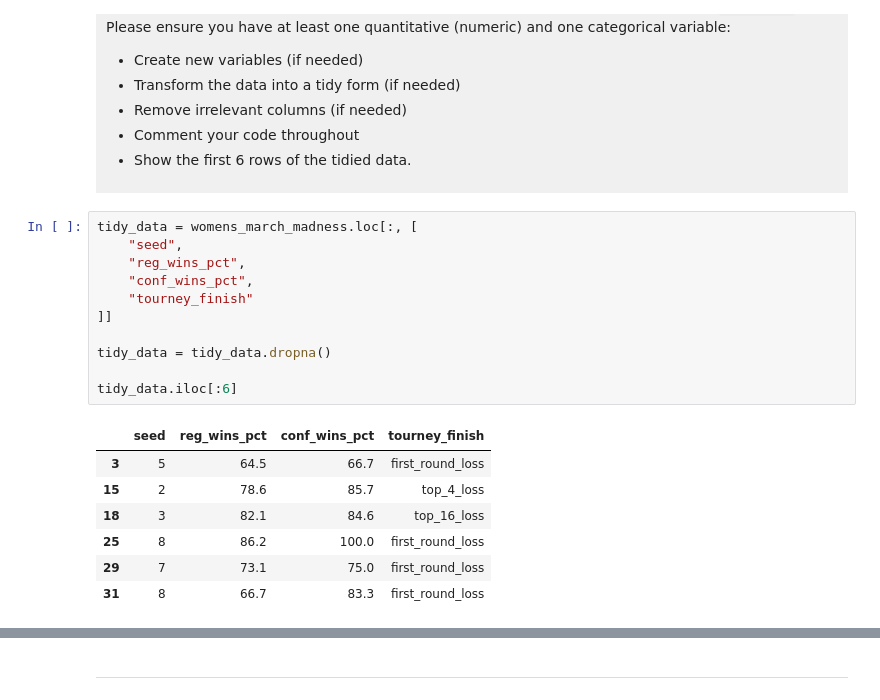
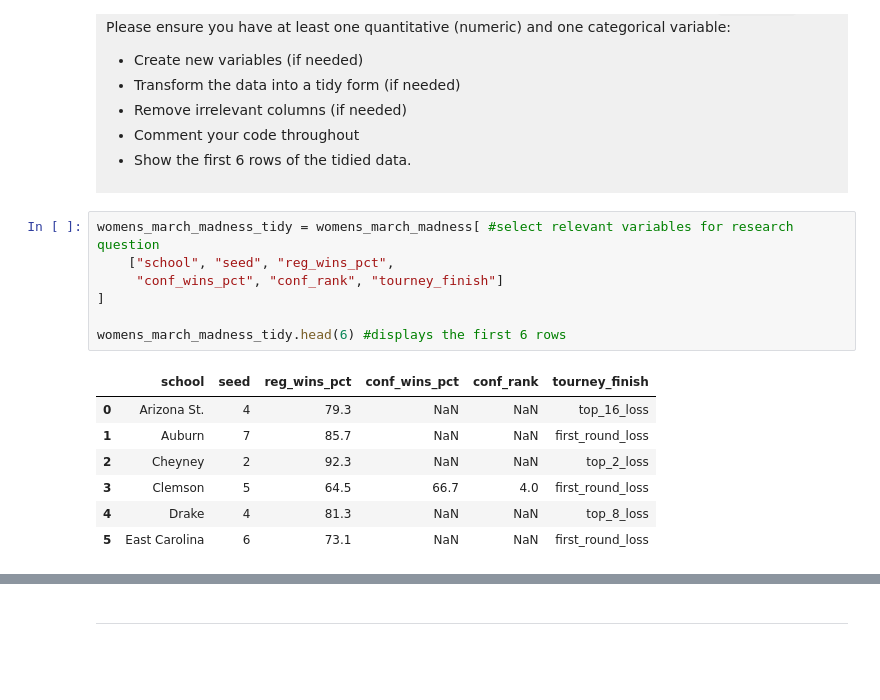
Before and after one commit to angelinawozny/dsci-100-project-angelina-wozny, a Jupyter notebook: dsci-100-project-notebook.ipynb, the cells around one changed output, grey strips where cells are left out. Saved outputs shown, nothing was run; the diff lists cells and outputs as text; blank space fills up the shorter version.

```diff
--- a/dsci-100-project-notebook.ipynb
+++ b/dsci-100-project-notebook.ipynb
@@ -199,21 +220,17 @@ Produce a tidy data set that could be used to answer your research question usin
 
 </div>
 # %%
-tidy_data = womens_march_madness.loc[:, [
-    "seed",
-    "reg_wins_pct",
-    "conf_wins_pct",
-    "tourney_finish"
-]]
+womens_march_madness_tidy = womens_march_madness[ #select relevant variables for research question
+    ["school", "seed", "reg_wins_pct",
+     "conf_wins_pct", "conf_rank", "tourney_finish"]
+]
 
-tidy_data = tidy_data.dropna()
-
-tidy_data.iloc[:6]
+womens_march_madness_tidy.head(6) #displays the first 6 rows
 # %% [output]
-|  | seed | reg_wins_pct | conf_wins_pct | tourney_finish |
-| 3 | 5 | 64.5 | 66.7 | first_round_loss |
-| 15 | 2 | 78.6 | 85.7 | top_4_loss |
-| 18 | 3 | 82.1 | 84.6 | top_16_loss |
-| 25 | 8 | 86.2 | 100.0 | first_round_loss |
-| 29 | 7 | 73.1 | 75.0 | first_round_loss |
-| 31 | 8 | 66.7 | 83.3 | first_round_loss |
+|  | school | seed | reg_wins_pct | conf_wins_pct | conf_rank | tourney_finish |
+| 0 | Arizona St. | 4 | 79.3 | NaN | NaN | top_16_loss |
+| 1 | Auburn | 7 | 85.7 | NaN | NaN | first_round_loss |
+| 2 | Cheyney | 2 | 92.3 | NaN | NaN | top_2_loss |
+| 3 | Clemson | 5 | 64.5 | 66.7 | 4.0 | first_round_loss |
+| 4 | Drake | 4 | 81.3 | NaN | NaN | top_8_loss |
+| 5 | East Carolina | 6 | 73.1 | NaN | NaN | first_round_loss |
```
Also changed, not shown: parts of 12 cells of this notebook.
